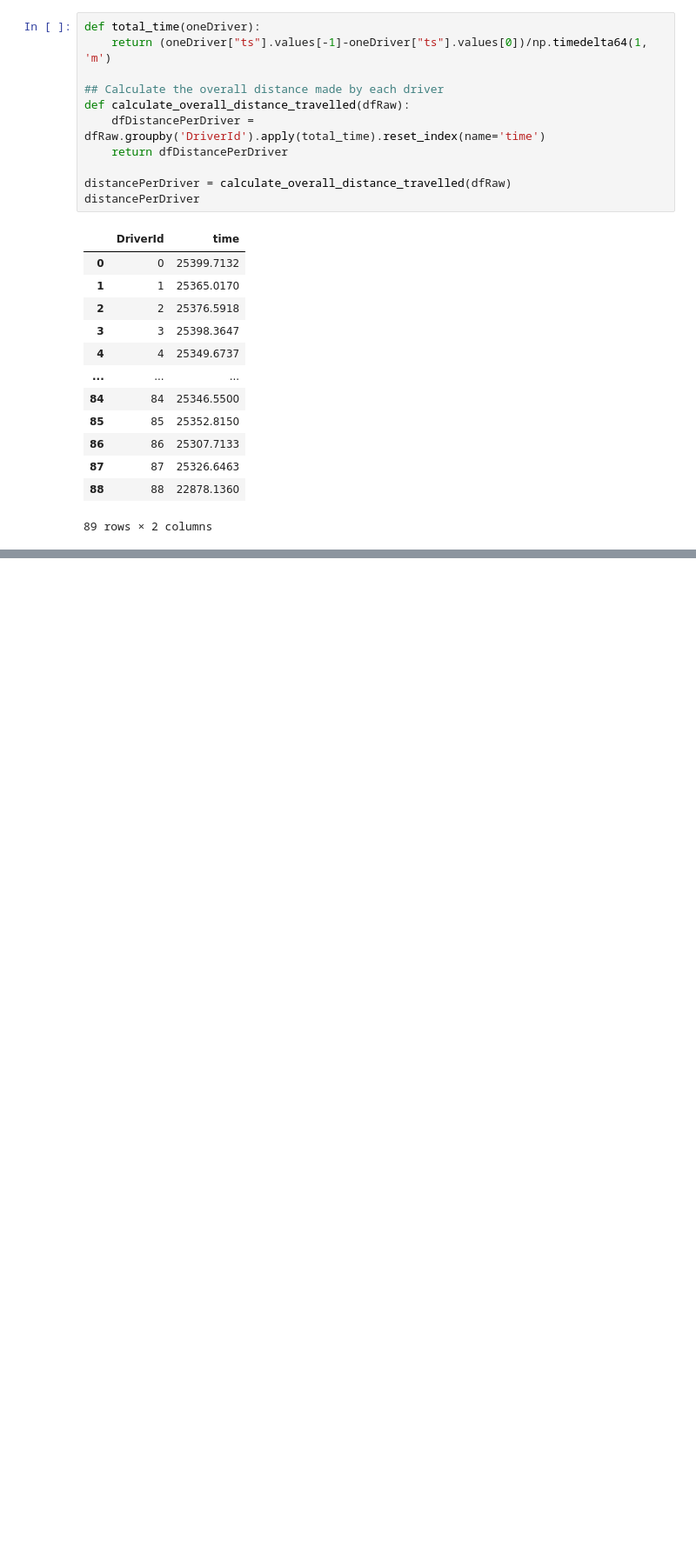
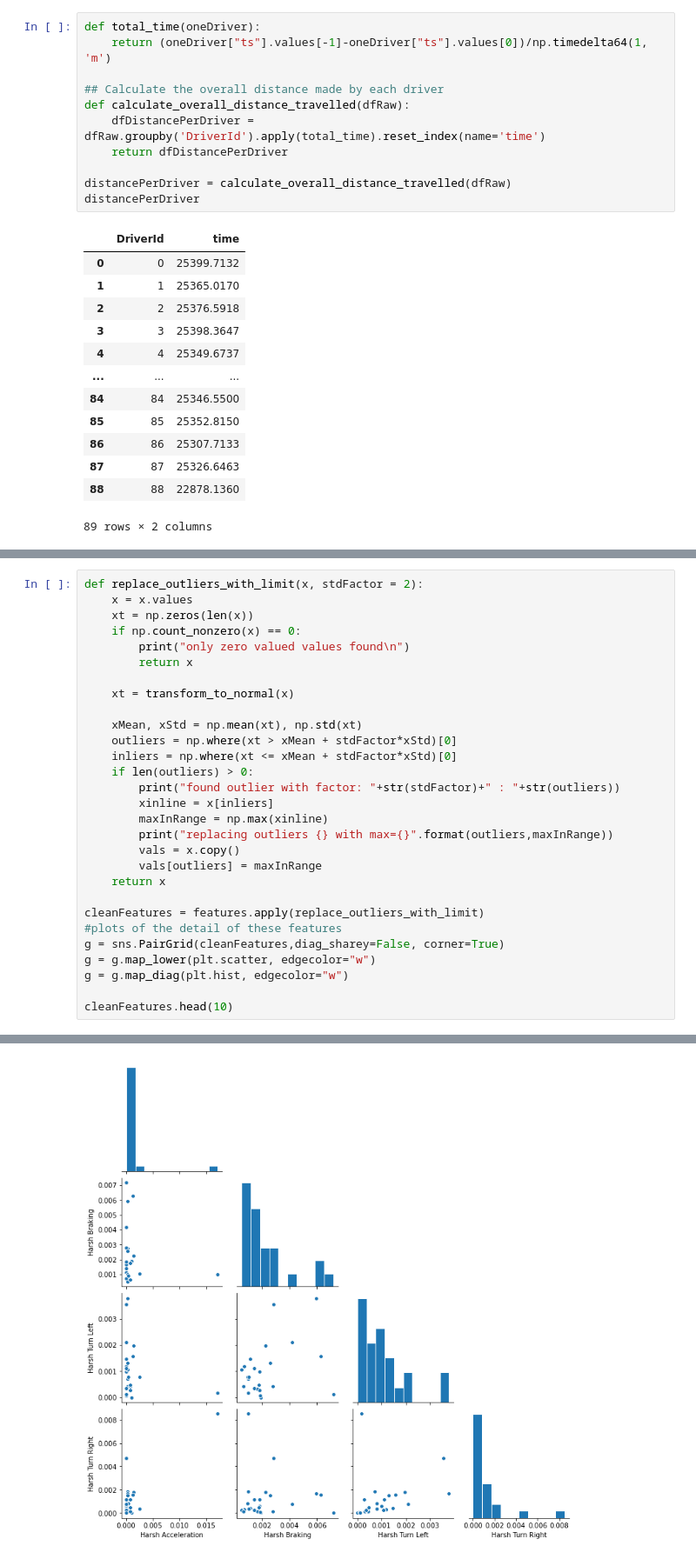
Before and after one commit to HosseinGholami1995/BehavePart, a Jupyter notebook: Scoring Driver.ipynb, the cells around one changed output, grey strips where cells are left out. Shown at 87% size. Drawn from its saved outputs; the diff is of its cells as text; blank space fills up the shorter version.

```diff
--- a/Scoring Driver.ipynb
+++ b/Scoring Driver.ipynb
@@ -649,0 +221,30 @@ Since the relation between these two metrics is not 100% linear, we get differen
+# %%
+def replace_outliers_with_limit(x, stdFactor = 2):
+    x = x.values
+    xt = np.zeros(len(x))
+    if np.count_nonzero(x) == 0:
+        print("only zero valued values found\n")
+        return x
+
+    xt = transform_to_normal(x)
+
+    xMean, xStd = np.mean(xt), np.std(xt)
+    outliers = np.where(xt > xMean + stdFactor*xStd)[0]
+    inliers = np.where(xt <= xMean + stdFactor*xStd)[0]
+    if len(outliers) > 0:
+        print("found outlier with factor: "+str(stdFactor)+" : "+str(outliers))
+        xinline = x[inliers]
+        maxInRange = np.max(xinline)
+        print("replacing outliers {} with max={}".format(outliers,maxInRange))
+        vals = x.copy()
+        vals[outliers] = maxInRange
+    return x
+
+cleanFeatures = features.apply(replace_outliers_with_limit)
+#plots of the detail of these features
+g = sns.PairGrid(cleanFeatures,diag_sharey=False, corner=True)
+g = g.map_lower(plt.scatter, edgecolor="w")
+g = g.map_diag(plt.hist, edgecolor="w")
+
+cleanFeatures.head(10)
+# %% [output]
@@ -649,0 +269 @@ Since the relation between these two metrics is not 100% linear, we get differen
+[figure, added]
```
Also changed, not shown: parts of 56 cells of this notebook.
